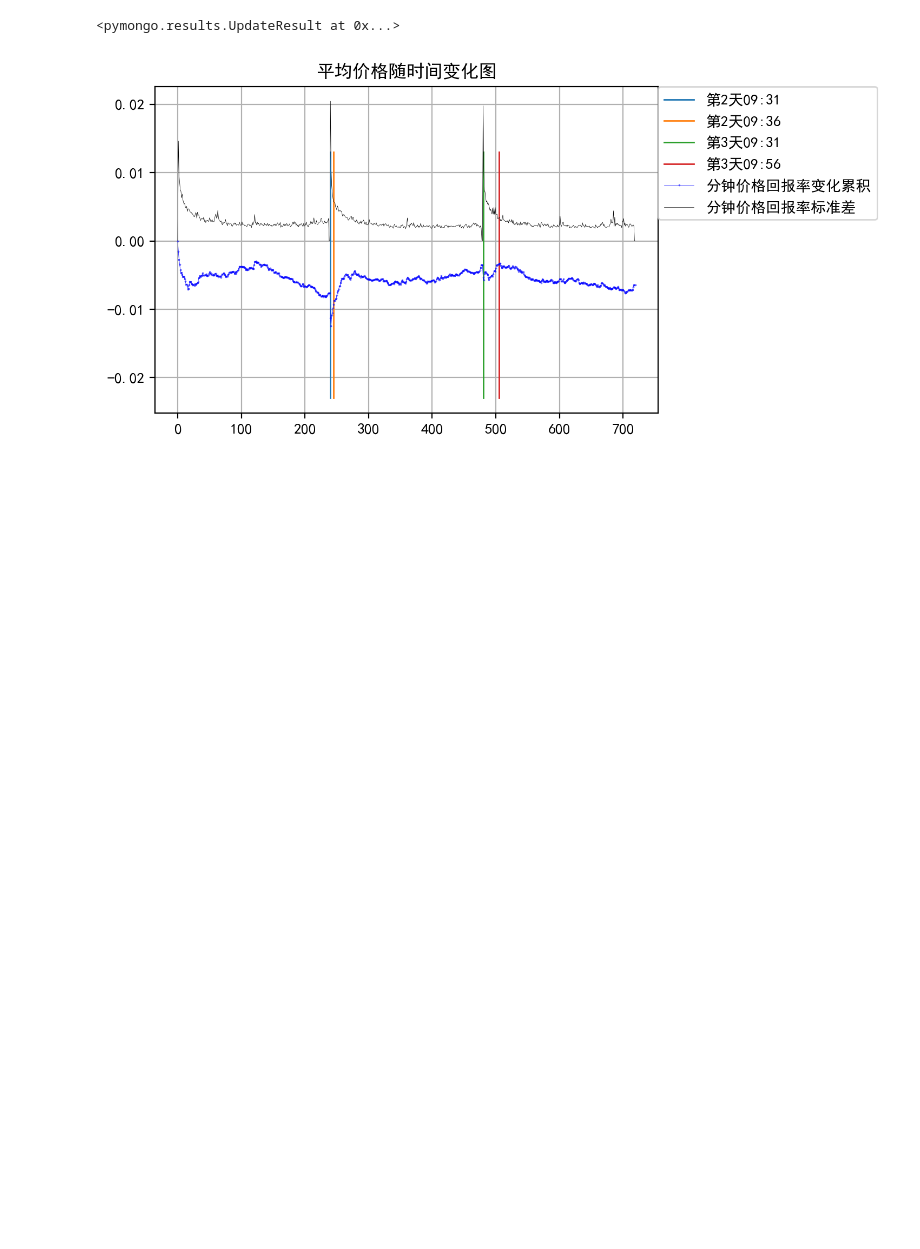
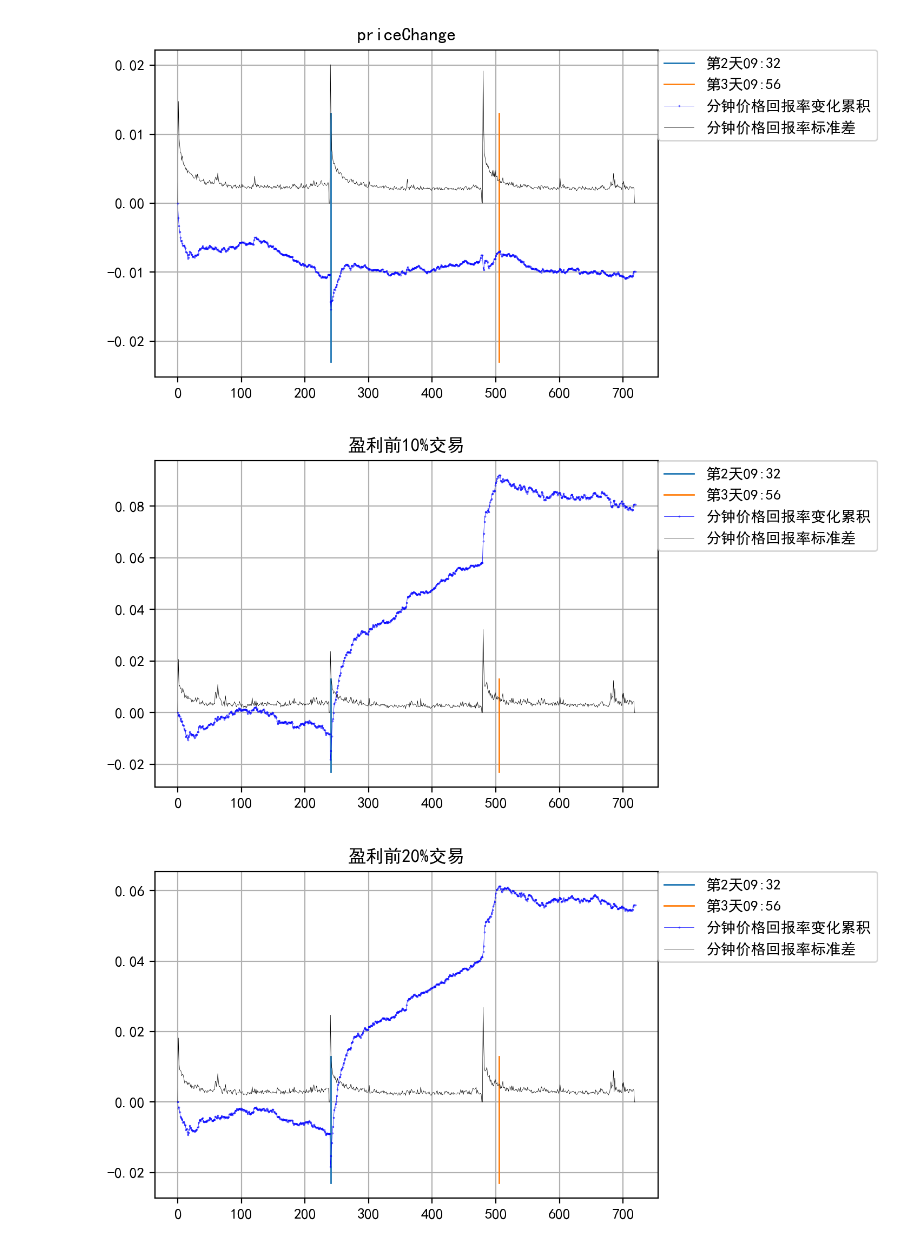
Before and after one commit to xudong2019/coresearch, a Jupyter notebook: 鹏晖量化1号/analysis.ipynb, the cells around one changed output. Saved outputs shown, nothing was run; the diff lists cells and outputs as text; code cells hidden in the pictures; blank space fills up the shorter version.

```diff
--- a/鹏晖量化1号/analysis.ipynb
+++ b/鹏晖量化1号/analysis.ipynb
@@ -55,7 +51,7 @@ The line_profiler extension is already loaded. To reload it, use:
 # %%
 maxD = 3
 # %%
-dd = list(dbt.minuteBarStock.find({'ticker':'SH601988', 'dateAsInt':{'$gte':int(dtes[-maxD]), '$lte':int(dtes[-1])}}, {'dateTime':1}))
+dd = list(dbt.minuteBarStock.find({'ticker':'SH601988', 'dateAsInt':{'$gte':int(20200106), '$lte':int(20200109)}}, {'dateTime':1}))
 timeAsFloat = []
 for x in dd:
     l  = str(x['dateTime']+datetime.timedelta(hours=8))
@@ -75,7 +71,8 @@ timeAsFloat = list(timeAsFloat)*maxD
 t = np.round(np.array(sorted(list(set([x - int(x) for x in timeAsFloat])))), 6)
 maxM = t.shape[0] * maxD
 # %%
-trades = list(db.backTestTrades.find())
+trades = list(db.strategyBackTestTrades.find({'strategy_name':strategy_name}))
+tradesUsed = []
 Po = []
 Ph = []
 Pl = []
@@ -91,6 +88,7 @@ for (i,x) in enumerate(trades):
     dd = list(dbt.minuteBarStock.find({'ticker':ticker, 'dateAsInt':{'$gte':int(d0), '$lt':int(d1)}}, {'open':1, 'high':1, 'low':1,'close':1, 'dateTime':1}).sort([('dateTime',1)]))
     if dd==[]:
         continue
+    tradesUsed.append(x)
     q = np.array([x['open'] for x in dd])
     print(i, '/', len(trades),len(q),dd[0]['dateTime'],dd[-1]['dateTime'])
     z = np.min((len(q),maxM))
@@ -152,36 +147,3 @@ priceChangeStd[np.isfinite(priceChangeStd)==False]=0
-# %%
-plt.rcParams['font.sans-serif'] = [u'SimHei']
-plt.rcParams['axes.unicode_minus'] = False
-default_dpi = plt.rcParamsDefault['figure.dpi']
-plt.rcParams['figure.dpi'] = default_dpi*2
-plt.figure()
-plt.title('平均价格随时间变化图')
-#tp = [240,245,480,505,710,990,1700]
-tp = [240,245,480,505]
-legends=[]
-if np.max(tp)<600:
-    linewidth=1
-else:
-    linewidth=0.25
-for k in tp:
-    plt.plot([k, k],[-0.023,0.013], linewidth=linewidth)
-    legends.append(timeLabels[k])
-plt.plot(np.cumsum(priceChange),'b-', marker="o", linewidth=0.25,markersize=0.25)
-plt.plot(priceChangeStd, 'k',  linewidth=0.25, markersize=0.25)
-legends.append('分钟价格回报率变化累积')
-legends.append('分钟价格回报率标准差')
-plt.legend(legends,bbox_to_anchor=(1.0, 1.0), loc=2, borderaxespad=0.)
-plt.grid()
-db.strategyMinuteBar.update_one({strategy_name:strategy_name}, {'$set':{
-    'labels':timeLabels,
-    'priceChange': list(priceChange),
-    'priceChangeStd': list(priceChangeStd),
-    'concernPoints': tp,
-    'priceType': '开盘价'
-}},upsert=True)
-# %% [output]
-<pymongo.results.UpdateResult at 0x...>
-[figure, removed]
 # %%
-inTime = 240
+inTime = 241
 otTime = 505
@@ -220,0 +150,36 @@ def getPnl():
+# %%
+tradeArea=[inTime,otTime]
+# %%
+
+h = np.max(np.cumsum(r[:, :tradeArea[0]], axis=1), axis=1)
+isZhangtingBeforeTradeArea = h>=0.05
+p = np.sum(r[:, tradeArea[0]:tradeArea[1]], axis=1)
+u = np.quantile(p,0.9)
+u2 = np.quantile(p,0.8)
+u3 = np.quantile(p,0.7)
+l = np.quantile(p,0.1)
+l2 = np.quantile(p,0.2)
+l3 = np.quantile(p,0.3)
+rGood = r[p>=u,:]
+rGood2 = r[p>=u2,:]
+rGood3 = r[p>=u3,:]
+rBad = r[p<=l, :]
+rBad2 = r[p<=l2, :]
+rBad3 = r[p<=l3, :]
+#for (i,x) in enumerate(tradesUsed):
+#    if p[i]>u:
+#        print('good trade:', x['name'], x['dateIn'],p[i],isZhangtingBeforeTradeArea[i])
+#    if p[i]<l:
+#        print('bad trade:', x['name'], x['dateIn'], p[i],isZhangtingBeforeTradeArea[i])
+importlib.reload(rschLib)
+rschLib.drawPriceChange(r, strategy_name, timeLabels=timeLabels, tp=tradeArea)
+rschLib.drawPriceChange(rGood, strategy_name, timeLabels=timeLabels, title='盈利前10%交易', tp=tradeArea)
+rschLib.drawPriceChange(rGood2, strategy_name, timeLabels=timeLabels, title='盈利前20%交易', tp=tradeArea)
+rschLib.drawPriceChange(rGood3, strategy_name, timeLabels=timeLabels, title='盈利前30%交易', tp=tradeArea)
+rschLib.drawPriceChange(rBad, strategy_name, timeLabels=timeLabels, title='亏损前10%交易', tp=tradeArea)
+rschLib.drawPriceChange(rBad2, strategy_name, timeLabels=timeLabels, title='亏损前20%交易', tp=tradeArea)
+rschLib.drawPriceChange(rBad3, strategy_name, timeLabels=timeLabels, title='亏损前30%交易', tp=tradeArea)
+# %% [output]
+[figure, added]
+[figure, added]
+[figure, added]
```
Also changed, not shown: parts of 11 cells of this notebook, 28 other files.
